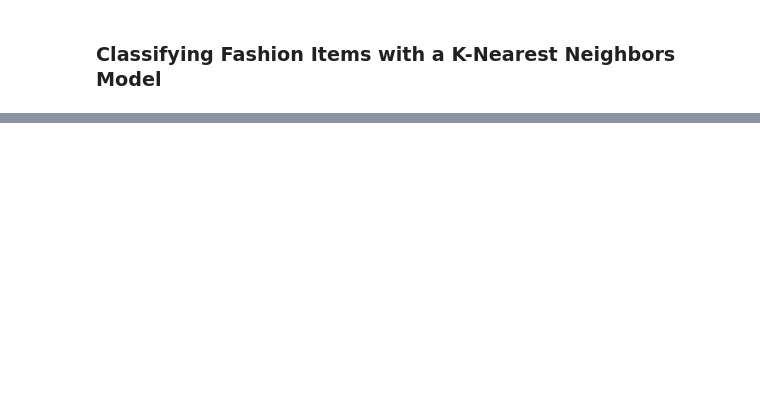
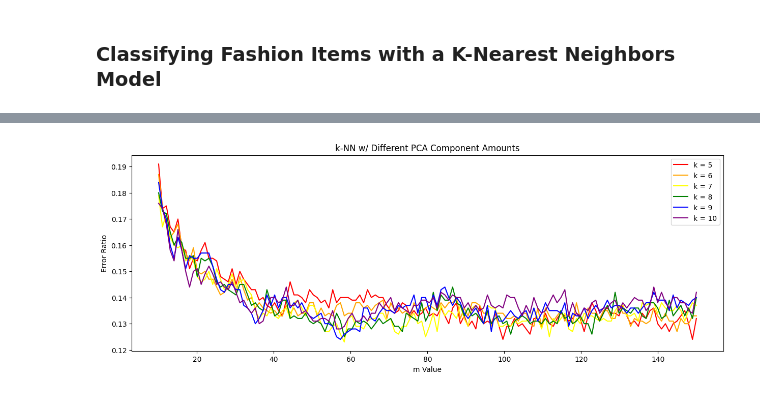
Before and after one commit to AnsorK/Fashion-Classifier, a Jupyter notebook: model.ipynb, the cells around one changed output, grey strips where cells are left out. Saved outputs shown, nothing was run; the diff lists cells and outputs as text; code cells hidden in the pictures; blank space fills up the shorter version.

Commit message:
Finalized analysis

```diff
--- a/model.ipynb
+++ b/model.ipynb
@@ -382,0 +402,99 @@ What surprised me, were the results for the Sandals and Sneakers, another two si
+# %%
+'''
+Six 'k' values: 5, 6, 7, 8, 9, and 10 will be used
+with different values for 'm' in PCA. All K-NN models
+will use the distance weighting since it is slightly
+better than uniform weighting
+
+Perform PCA (principal component analysis) on
+the data before training it
+
+PCA essentially reduces dimensionality in the data
+and retains the most important variation information
+via multiple 'principal components'
+
+The key parameter here is 'm', which is the number
+of principle components to consider
+'''
+
+E_5, E_6, E_7, E_8, E_9, E_10= [], [], [], [], [], []
+best_m, best_k, lowest_error = 0, 0, float('inf')
+for m in range(10, 150):
+    pca = PCA(n_components=m)
+
+    train_2_pca = pca.fit_transform(train_2.reshape(59000, -1))
+    val_pca = pca.transform(val.reshape(1000, -1))
+
+    knn_5, knn_6 = KNeighborsClassifier(n_neighbors=5, weights='distance'), KNeighborsClassifier(n_neighbors=6, weights='distance')
+    knn_7, knn_8 = KNeighborsClassifier(n_neighbors=7, weights='distance'), KNeighborsClassifier(n_neighbors=8, weights='distance')
+    knn_9, knn_10 = KNeighborsClassifier(n_neighbors=9, weights='distance'), KNeighborsClassifier(n_neighbors=10, weights='distance')
+
+    knn_5.fit(train_2_pca, train_labels_2)
+    knn_6.fit(train_2_pca, train_labels_2)
+    knn_7.fit(train_2_pca, train_labels_2)
+    knn_8.fit(train_2_pca, train_labels_2)
+    knn_9.fit(train_2_pca, train_labels_2)
+    knn_10.fit(train_2_pca, train_labels_2)
+
+    pred_5, pred_6 = knn_5.predict(val_pca.reshape(1000, -1)), knn_6.predict(val_pca.reshape(1000, -1))
+    pred_7, pred_8 = knn_7.predict(val_pca.reshape(1000, -1)), knn_8.predict(val_pca.reshape(1000, -1))
+    pred_9, pred_10 = knn_9.predict(val_pca.reshape(1000, -1)), knn_10.predict(val_pca.reshape(1000, -1))
+
+    val_pred_5, val_pred_6 = np.stack((val_labels, pred_5), axis=1), np.stack((val_labels, pred_6), axis=1)
+    val_pred_7, val_pred_8 = np.stack((val_labels, pred_7), axis=1), np.stack((val_labels, pred_8), axis=1)
+    val_pred_9, val_pred_10 = np.stack((val_labels, pred_9), axis=1), np.stack((val_labels, pred_10), axis=1)
+
+    error_5, error_6 = 1 - compute_accuracy(val_pred_5, _), 1 - compute_accuracy(val_pred_6, _)
+    error_7, error_8 = 1 - compute_accuracy(val_pred_7, _), 1 - compute_accuracy(val_pred_8, _)
+    error_9, error_10 = 1 - compute_accuracy(val_pred_9, _), 1 - compute_accuracy(val_pred_10, _)
+    E_5.append(error_5)
+    E_6.append(error_6)
+    E_7.append(error_7)
+    E_8.append(error_8)
+    E_9.append(error_9)
+    E_10.append(error_10)
+
+    if error_5 < lowest_error:
+        best_m = m
+        best_k = 5
+        lowest_error = error_5
+    if error_6 < lowest_error:
+        best_m = m
+        best_k = 6
+        lowest_error = error_6
+    if error_7 < lowest_error:
+        best_m = m
+        best_k = 7
+        lowest_error = error_7
+    if error_8 < lowest_error:
+        best_m = m
+        best_k = 8
+        lowest_error = error_8
+    if error_9 < lowest_error:
+        best_m = m
+        best_k = 9
+        lowest_error = error_9
+    if error_10 < lowest_error:
+        best_m = m
+        best_k = 10
+        lowest_error = error_10
+
+m_range = np.linspace(10, 150, 140)
+
+plt.figure(figsize=(15, 5))
+plt.plot(m_range, E_5, color='red', label='k = 5')
+plt.plot(m_range, E_6, color='orange', label='k = 6')
+plt.plot(m_range, E_7, color='yellow', label='k = 7')
+plt.plot(m_range, E_8, color='green', label='k = 8')
+plt.plot(m_range, E_9, color='blue', label='k = 9')
+plt.plot(m_range, E_10, color='purple', label='k = 10')
+plt.title('k-NN w/ Different PCA Component Amounts')
+plt.xlabel('m Value')
+plt.ylabel('Error Ratio')
+
+plt.legend()
+plt.show()
+
+print(f'The first best parameter set with lowest error is a k-value of {best_k} and {best_m} components, with error ratio {lowest_error}')
+# %% [output]
+[figure, added]
```
Also changed, not shown: parts of 10 cells of this notebook, 4 other files.
